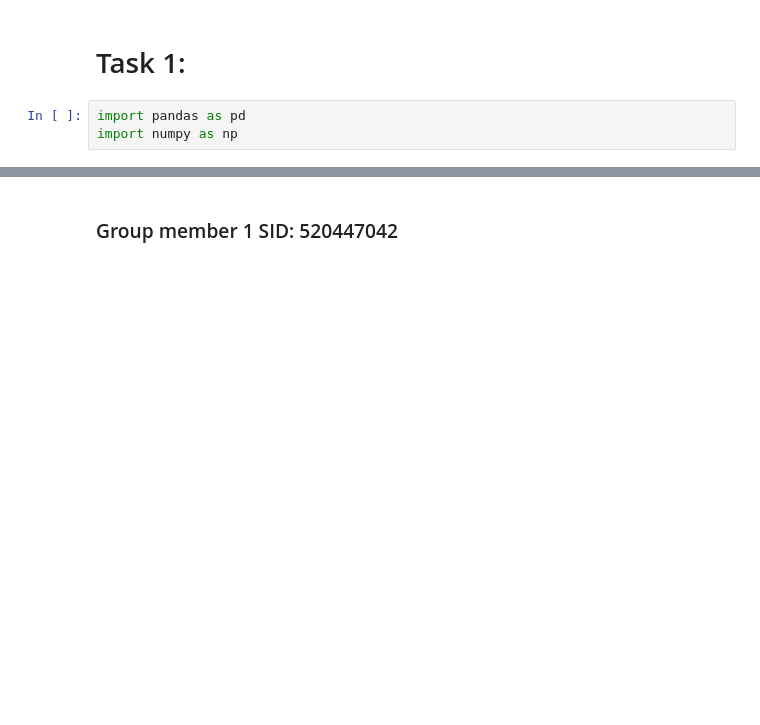
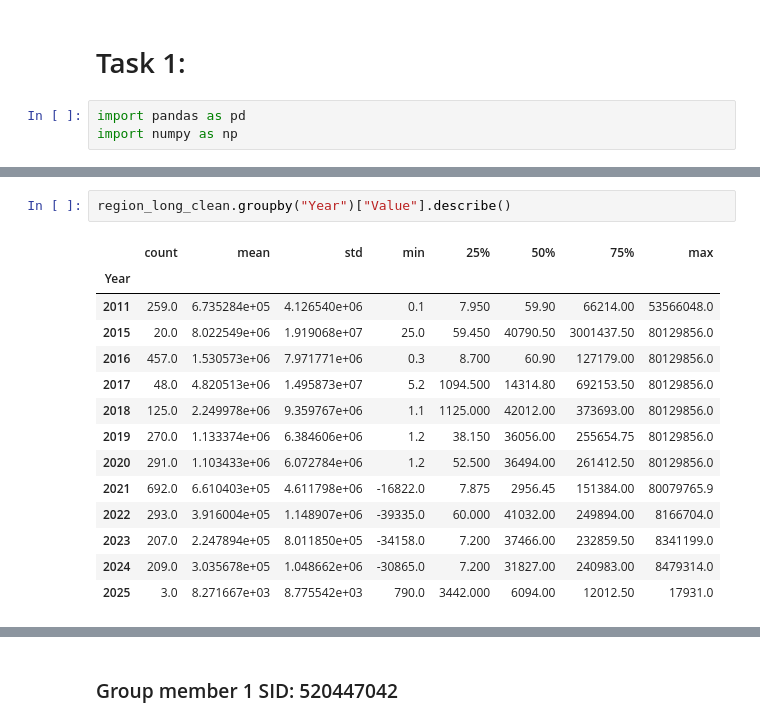
Before and after one commit to Rven66/DATA2001-Assignment_1, a Jupyter notebook: DATA2001-Assignment_1.ipynb, the cells around one changed output, grey strips where cells are left out. Saved outputs shown, nothing was run; the diff lists cells and outputs as text; blank space fills up the shorter version.

```diff
--- a/DATA2001-Assignment_1.ipynb
+++ b/DATA2001-Assignment_1.ipynb
@@ -46,0 +135,17 @@ print(region)
+# %%
+region_long_clean.groupby("Year")["Value"].describe()
+# %% [output]
+|  | count | mean | std | min | 25% | 50% | 75% | max |
+| Year |  |  |  |  |  |  |  |  |
+| 2011 | 259.0 | 6.735284e+05 | 4.126540e+06 | 0.1 | 7.950 | 59.90 | 66214.00 | 53566048.0 |
+| 2015 | 20.0 | 8.022549e+06 | 1.919068e+07 | 25.0 | 59.450 | 40790.50 | 3001437.50 | 80129856.0 |
+| 2016 | 457.0 | 1.530573e+06 | 7.971771e+06 | 0.3 | 8.700 | 60.90 | 127179.00 | 80129856.0 |
+| 2017 | 48.0 | 4.820513e+06 | 1.495873e+07 | 5.2 | 1094.500 | 14314.80 | 692153.50 | 80129856.0 |
+| 2018 | 125.0 | 2.249978e+06 | 9.359767e+06 | 1.1 | 1125.000 | 42012.00 | 373693.00 | 80129856.0 |
+| 2019 | 270.0 | 1.133374e+06 | 6.384606e+06 | 1.2 | 38.150 | 36056.00 | 255654.75 | 80129856.0 |
+| 2020 | 291.0 | 1.103433e+06 | 6.072784e+06 | 1.2 | 52.500 | 36494.00 | 261412.50 | 80129856.0 |
+| 2021 | 692.0 | 6.610403e+05 | 4.611798e+06 | -16822.0 | 7.875 | 2956.45 | 151384.00 | 80079765.9 |
+| 2022 | 293.0 | 3.916004e+05 | 1.148907e+06 | -39335.0 | 60.000 | 41032.00 | 249894.00 | 8166704.0 |
+| 2023 | 207.0 | 2.247894e+05 | 8.011850e+05 | -34158.0 | 7.200 | 37466.00 | 232859.50 | 8341199.0 |
+| 2024 | 209.0 | 3.035678e+05 | 1.048662e+06 | -30865.0 | 7.200 | 31827.00 | 240983.00 | 8479314.0 |
+| 2025 | 3.0 | 8.271667e+03 | 8.775542e+03 | 790.0 | 3442.000 | 6094.00 | 12012.50 | 17931.0 |
```
Also changed, not shown: parts of 60 cells of this notebook, 2 other files.
